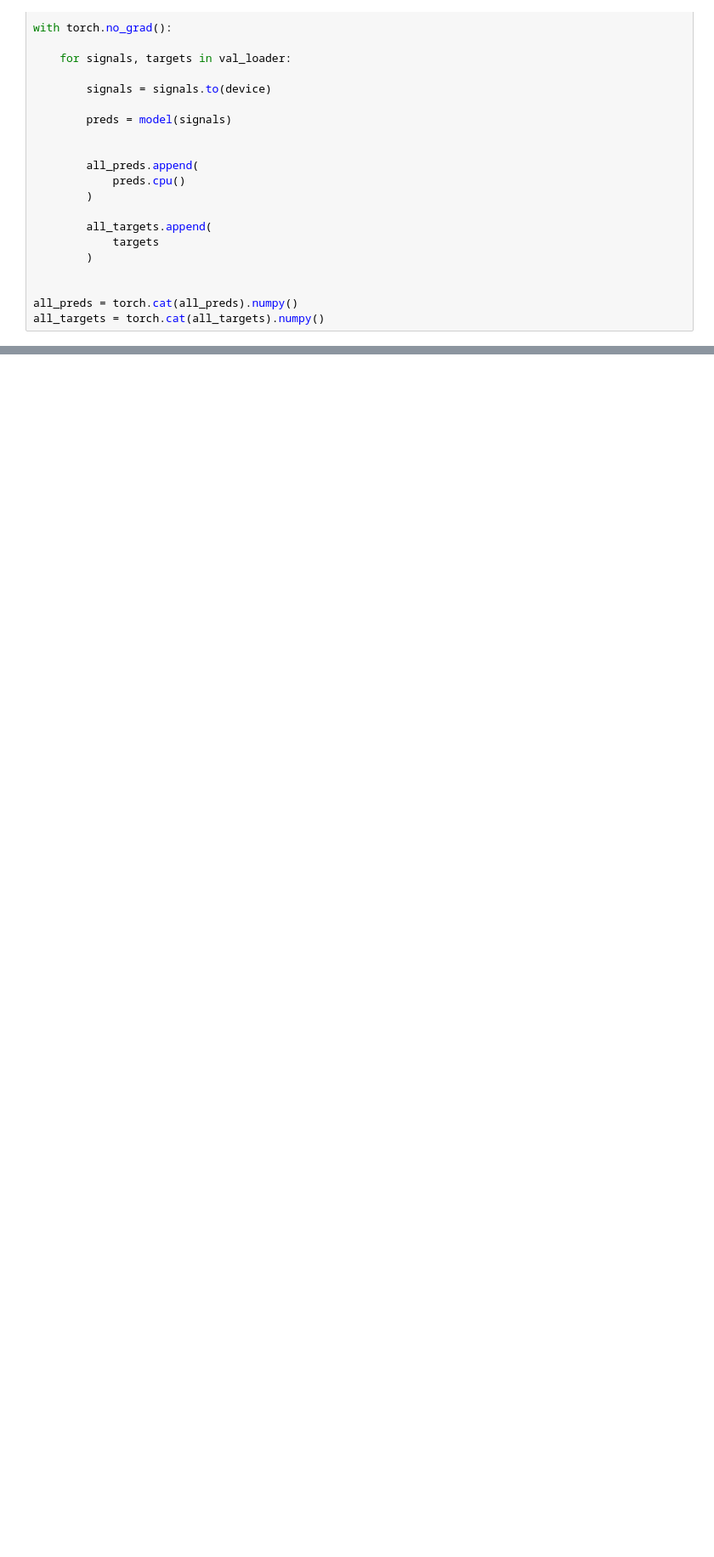
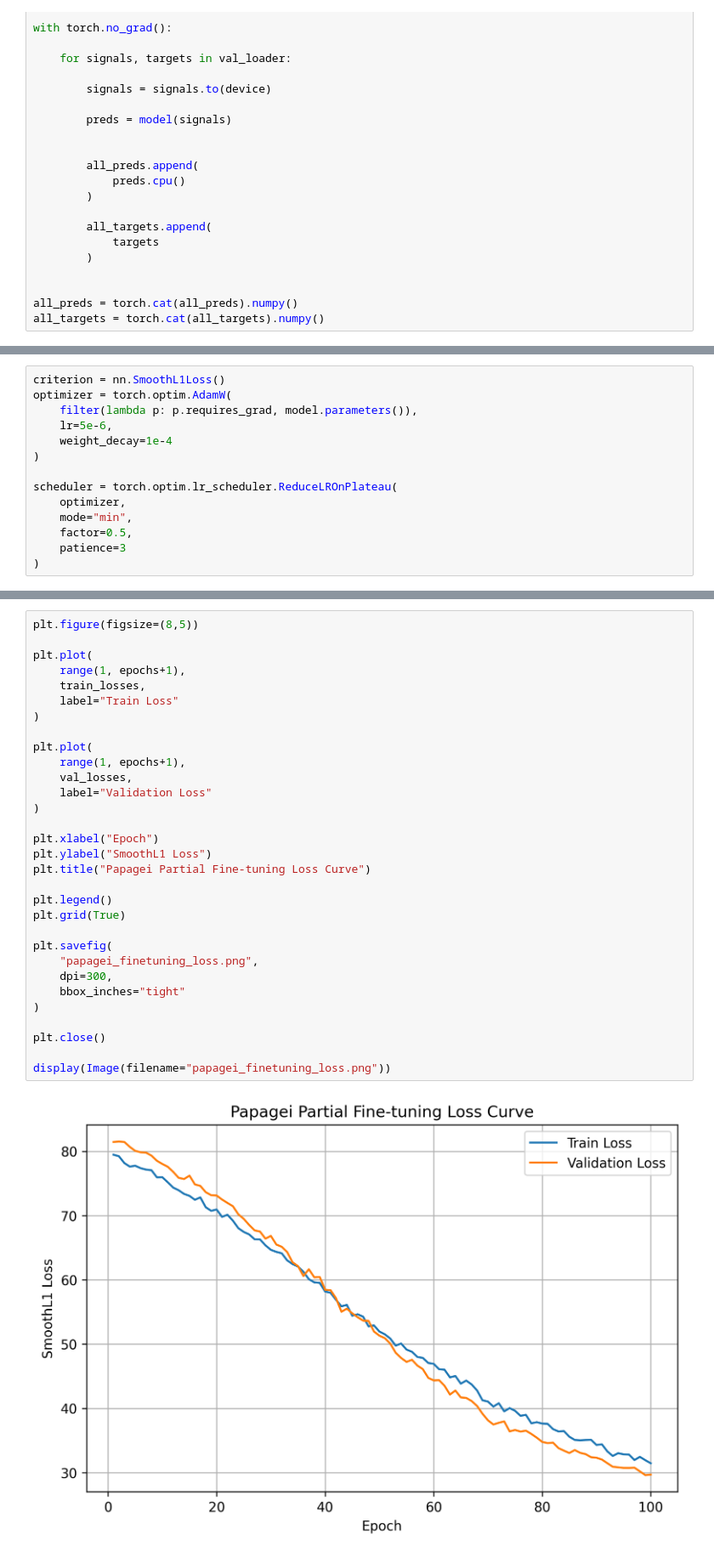
Before and after one commit to Yashvi1701/PPG-BP, a Jupyter notebook: PaPaGei/tuning_papagei.ipynb, the cells around one changed output, grey strips where cells are left out. Shown at 85% size. Cells and saved outputs as stored; diff of their text form; blank space fills up the shorter version.

Commit message:
fine tuned papagei last layers

```diff
--- a/PaPaGei/tuning_papagei.ipynb
+++ b/PaPaGei/tuning_papagei.ipynb
@@ -904,0 +976,14 @@ display(Image("loss_curve.png"))
+# %%
+criterion = nn.SmoothL1Loss()
+optimizer = torch.optim.AdamW(
+    filter(lambda p: p.requires_grad, model.parameters()),
+    lr=5e-6,
+    weight_decay=1e-4
+)
+
+scheduler = torch.optim.lr_scheduler.ReduceLROnPlateau(
+    optimizer,
+    mode="min",
+    factor=0.5,
+    patience=3
+)
@@ -904,0 +1142,33 @@ display(Image("loss_curve.png"))
+# %%
+plt.figure(figsize=(8,5))
+
+plt.plot(
+    range(1, epochs+1),
+    train_losses,
+    label="Train Loss"
+)
+
+plt.plot(
+    range(1, epochs+1),
+    val_losses,
+    label="Validation Loss"
+)
+
+plt.xlabel("Epoch")
+plt.ylabel("SmoothL1 Loss")
+plt.title("Papagei Partial Fine-tuning Loss Curve")
+
+plt.legend()
+plt.grid(True)
+
+plt.savefig(
+    "papagei_finetuning_loss.png",
+    dpi=300,
+    bbox_inches="tight"
+)
+
+plt.close()
+
+display(Image(filename="papagei_finetuning_loss.png"))
+# %% [output]
+[figure, added]
```
Also changed, not shown: parts of 19 cells of this notebook, 4 other files.
